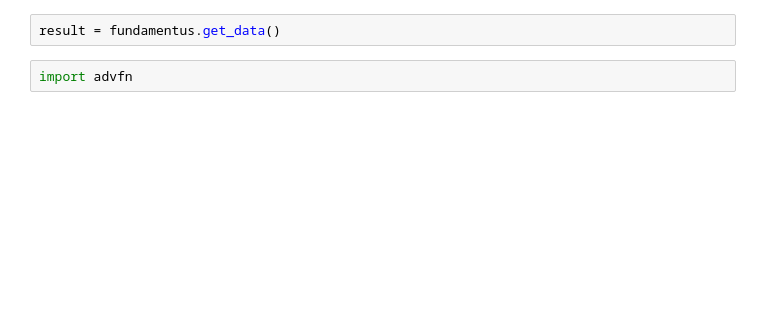
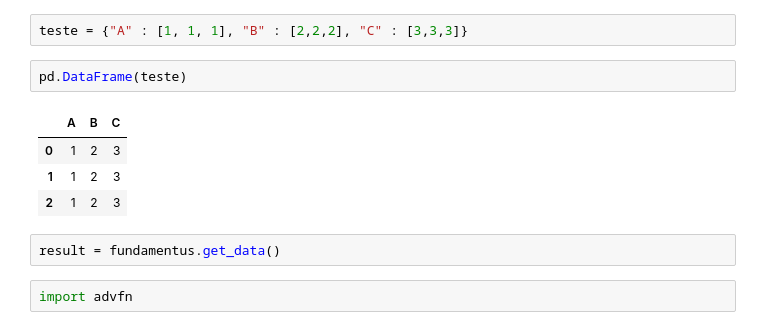
Before and after one commit to CardosoJr/investing, a Jupyter notebook: Extractors/fundamentus/testing.ipynb, the cells around one changed output. Saved outputs shown, nothing was run; the diff lists cells and outputs as text; blank space fills up the shorter version.

```diff
--- a/Extractors/fundamentus/testing.ipynb
+++ b/Extractors/fundamentus/testing.ipynb
@@ -6,3 +5,12 @@ ImportError: attempted relative import with no known parent package
+# %%
+teste = {"A" : [1, 1, 1], "B" : [2,2,2], "C" : [3,3,3]}
+# %%
+pd.DataFrame(teste)
+# %% [output]
+|  | A | B | C |
+| 0 | 1 | 2 | 3 |
+| 1 | 1 | 2 | 3 |
+| 2 | 1 | 2 | 3 |
 # %%
 result = fundamentus.get_data()
 # %%
```
Also changed, not shown: parts of 3 cells of this notebook, 5 other files.
